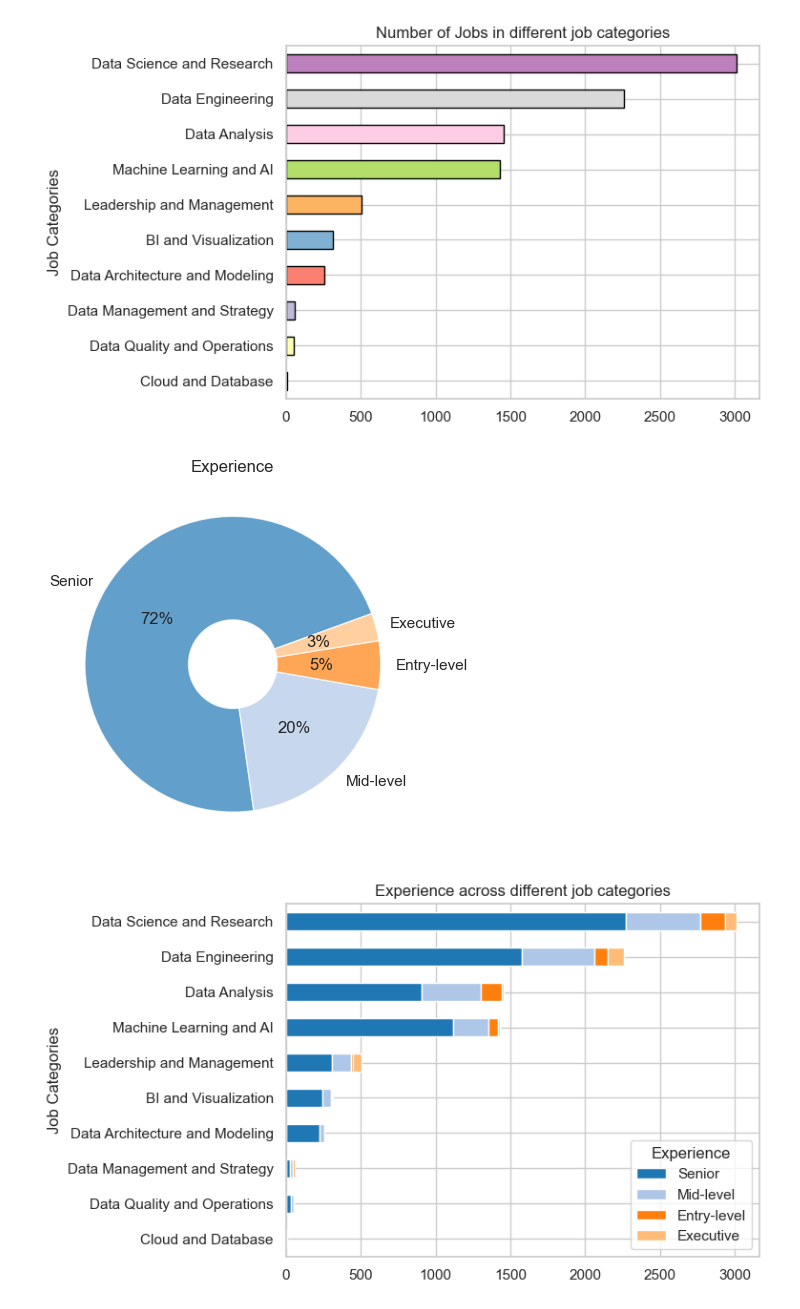
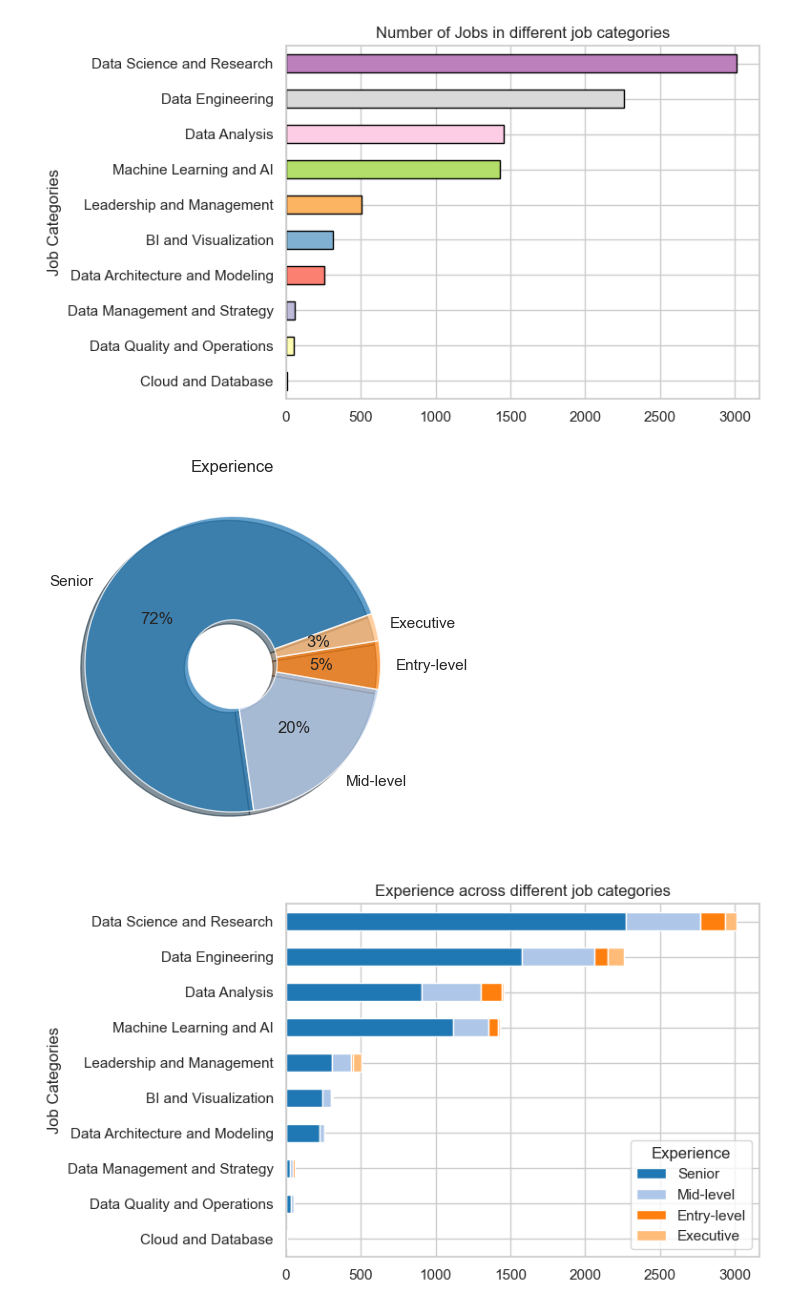
Before and after one commit to DaniloGrujic/data-jobs, a Jupyter notebook: Jobs In Data.ipynb, the cells around one changed output. Cells and saved outputs as stored; diff of their text form; code cells hidden in the pictures.

```diff
--- a/Jobs In Data.ipynb
+++ b/Jobs In Data.ipynb
@@ -67,14 +67,15 @@ plt.show()
 # %%
 df['experience_level'].value_counts().plot(kind='pie',
                 colors=plt.cm.tab20(np.arange(len(df))),
                 wedgeprops={'width': 0.7, "alpha": 0.7},
                 ylabel='',
                 title='Experience',
                 startangle=20,
-                autopct='%1.0f%%')
+                autopct='%1.0f%%',
+                shadow=True)
 plt.show()
 # %% [output]
-[figure, old version]
+[figure, new version]
 # %%
 job_category_experience = df[['job_category', 'experience_level']]
 category_experience_counts = job_category_experience.groupby(['job_category', 'experience_level']).size().unstack(fill_value=0)
```
Also changed, not shown: parts of 4 cells of this notebook.
